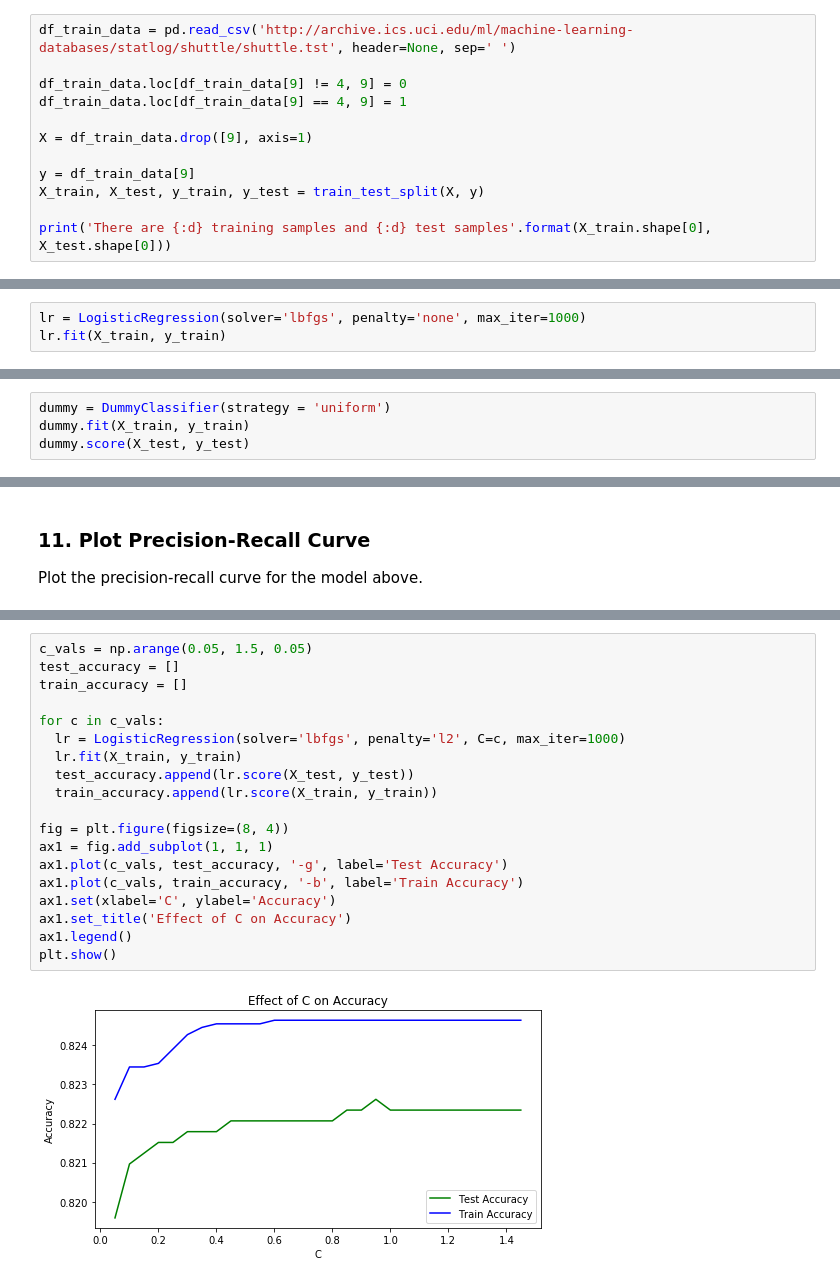
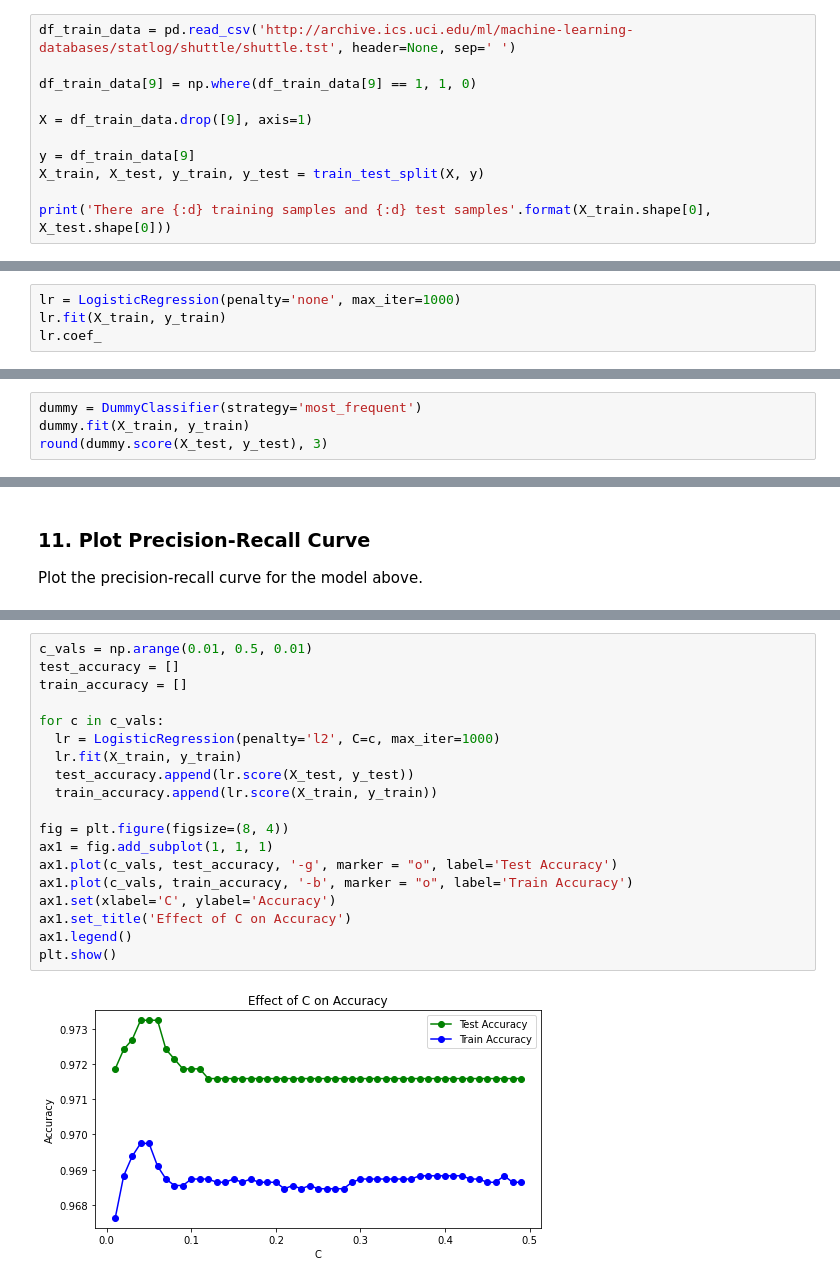
Before and after one commit to Thinkful-Ed/data-201-assignment-solutions, a Jupyter notebook: classifications_model_performance/Model_Performance_Assignment_Solution.ipynb, the cells around one changed output, grey strips where cells are left out. Saved outputs shown, nothing was run; the diff lists cells and outputs as text.

Commit message:
Closes Thinkful-Ed/data-science#1569
Closes Thinkful-Ed/data-science#1569

```diff
--- a/classifications_model_performance/Model_Performance_Assignment_Solution.ipynb
+++ b/classifications_model_performance/Model_Performance_Assignment_Solution.ipynb
@@ -45,8 +45,7 @@ from sklearn.ensemble import RandomForestClassifier
 # %%
 df_train_data = pd.read_csv('http://archive.ics.uci.edu/ml/machine-learning-databases/statlog/shuttle/shuttle.tst', header=None, sep=' ')
 
-df_train_data.loc[df_train_data[9] != 4, 9] = 0
-df_train_data.loc[df_train_data[9] == 4, 9] = 1
+df_train_data[9] = np.where(df_train_data[9] == 1, 1, 0)
 
 X = df_train_data.drop([9], axis=1)
 
@@ -65,4 +73,5 @@ There are 10875 training samples and 3625 test samples
 # %%
-lr = LogisticRegression(solver='lbfgs', penalty='none', max_iter=1000)
+lr = LogisticRegression(penalty='none', max_iter=1000)
 lr.fit(X_train, y_train)
+lr.coef_
 # %% [output]
@@ -88,5 +94,5 @@ Use the dummy classifier to calculate the accuracy of a purely random chance.
 # %%
-dummy = DummyClassifier(strategy = 'uniform')
+dummy = DummyClassifier(strategy='most_frequent')
 dummy.fit(X_train, y_train)
-dummy.score(X_test, y_test)
+round(dummy.score(X_test, y_test), 3)
 # %% [output]
@@ -262,21 +271,21 @@ Find the best value for C in the Logistic Regression Classifier for avoiding ove
 # %%
-c_vals = np.arange(0.05, 1.5, 0.05)
+c_vals = np.arange(0.01, 0.5, 0.01)
 test_accuracy = []
 train_accuracy = []
 
 for c in c_vals:
-  lr = LogisticRegression(solver='lbfgs', penalty='l2', C=c, max_iter=1000)
+  lr = LogisticRegression(penalty='l2', C=c, max_iter=1000)
   lr.fit(X_train, y_train)
   test_accuracy.append(lr.score(X_test, y_test))
   train_accuracy.append(lr.score(X_train, y_train))
 
 fig = plt.figure(figsize=(8, 4))
 ax1 = fig.add_subplot(1, 1, 1)
-ax1.plot(c_vals, test_accuracy, '-g', label='Test Accuracy')
-ax1.plot(c_vals, train_accuracy, '-b', label='Train Accuracy')
+ax1.plot(c_vals, test_accuracy, '-g', marker = "o", label='Test Accuracy')
+ax1.plot(c_vals, train_accuracy, '-b', marker = "o", label='Train Accuracy')
 ax1.set(xlabel='C', ylabel='Accuracy')
 ax1.set_title('Effect of C on Accuracy')
 ax1.legend()
 plt.show()
 # %% [output]
-[figure, old version]
+[figure, new version]
```
Also changed, not shown: parts of 23 cells of this notebook, 1 other file.
